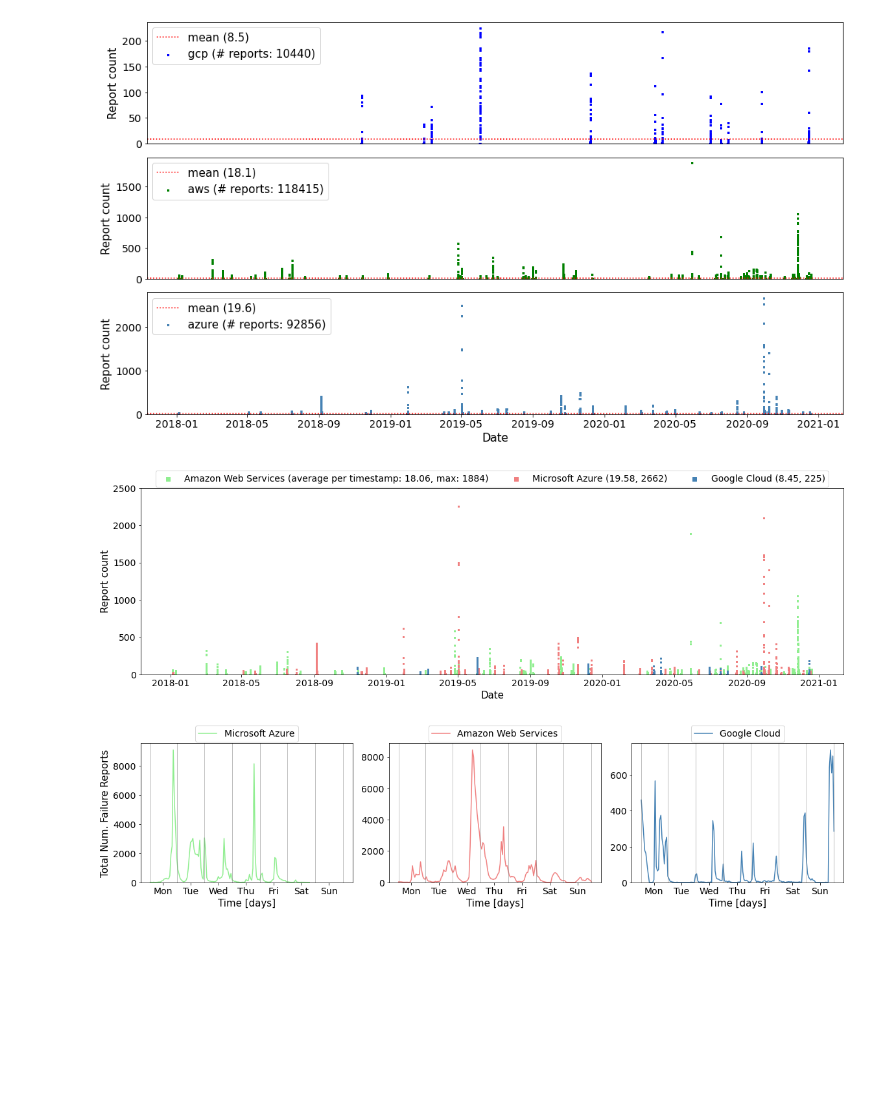
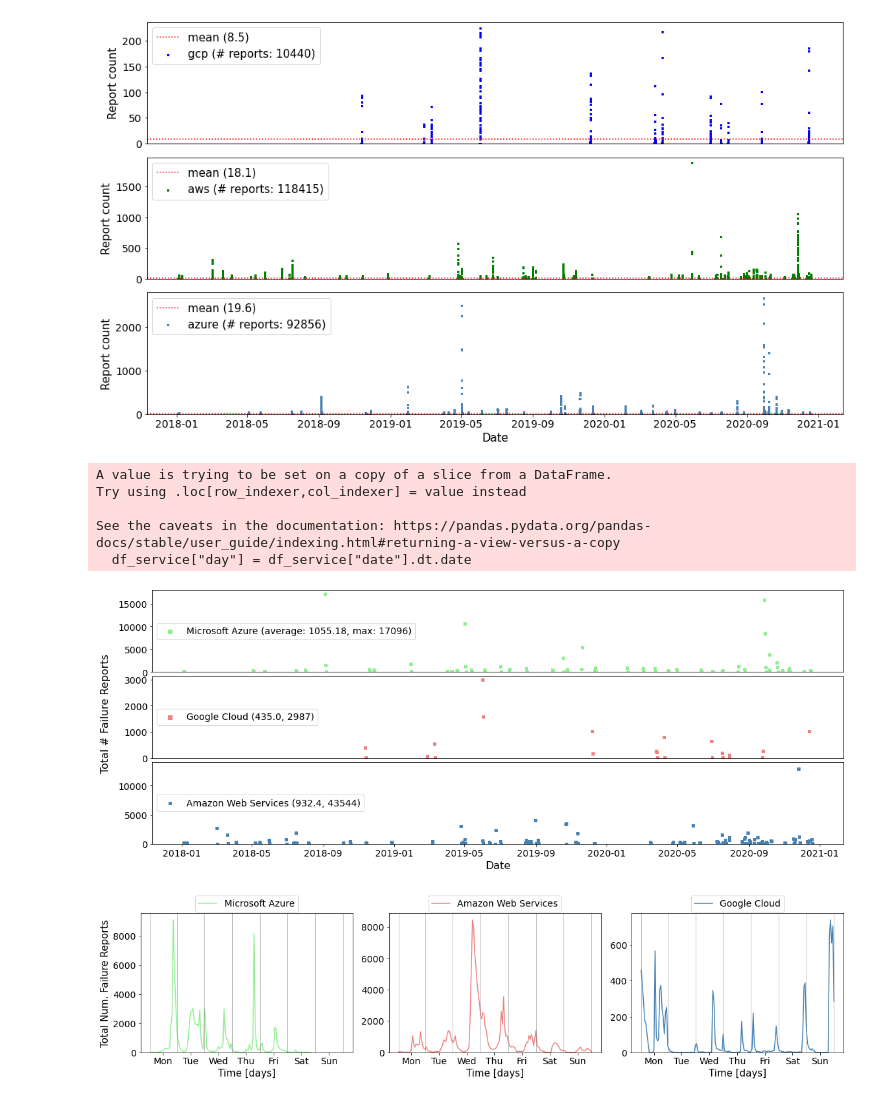
Before and after one commit to CetinMehmet/cloud-failure-characterization, a Jupyter notebook: down-detector/scripts/general_report_count_analysis.ipynb, the cells around one changed output. Cells and saved outputs as stored; diff of their text form; code cells hidden in the pictures; blank space fills up the shorter version.

Commit message:
Finally got a function to extract failure events

```diff
--- a/down-detector/scripts/general_report_count_analysis.ipynb
+++ b/down-detector/scripts/general_report_count_analysis.ipynb
@@ -47,32 +73,51 @@ plt.savefig("./plots/general_report_count_dots.pdf", dpi=100)
 # %%
 colors = ["lightgreen", "lightcoral", "steelblue"]
 providers = set(df["provider"].values)
 
-_, ax = plt.subplots(1, 1, figsize=(16, 5), sharex=True, constrained_layout=True)
+handles, labels = [], []
+_, ax = plt.subplots(3, 1, figsize=(16, 6), sharex=True, constrained_layout=True)
+plt.subplots_adjust(hspace=0.05, left=0.08, top=0.99, bottom=0.1, right=0.99)
 for i, service in enumerate(providers):
     df_service = df[df["provider"] == service]
+    df_service["day"] = df_service["date"].dt.date
+    partial_grouped_df = df_service.groupby('day')['count'].sum().reset_index()
     if i == 0:
-        ax.scatter(df_service["date"].values,
-                      df_service["count"].values,
+        ax[i].scatter(partial_grouped_df["day"].values,
+                      partial_grouped_df["count"].values,
                       c=colors[i],
-                      label=service + " (average per timestamp: " +  str(round(np.mean(df_service["count"]), 2)) + ", max: " + str(np.max(df_service["count"])) +  ")",
-                      s=4,marker='s')
+                      label=service + " (average: " +  str(round(np.mean(partial_grouped_df["count"]), 2)) + ", max: " + str(np.max(partial_grouped_df["count"])) +  ")",
+                      s=10,marker='s')
     else:
-         ax.scatter(df_service["date"].values,
-                  df_service["count"].values,
+         ax[i].scatter(partial_grouped_df["day"].values,
+                  partial_grouped_df["count"].values,
                   c=colors[i],
-                  label=service + " (" +  str(round(np.mean(df_service["count"].values), 2)) + ", " + str(np.max(df_service["count"])) + ")",
-                  s=4,marker='s')
+                  label=service + " (" +  str(round(np.mean(partial_grouped_df["count"].values), 2)) + ", " + str(np.max(partial_grouped_df["count"])) + ")",
+                  s=10,marker='s')
 
-    ax.set_ylabel("Report count", fontsize=15)
-    ax.set_xlabel("Date", fontsize=15)
-    ax.legend(fontsize=14, loc="center", bbox_to_anchor=(0.5, 1.05), ncol=3, markerscale=3)
-    ax.tick_params(axis='both', labelsize=14)
-    ax.set_ylim(0, 2500)
+    ax[1].set_ylabel("Total # Failure Reports", fontsize=16)
+    ax[1].yaxis.set_label_coords(-0.06, 0.55)
 
-plt.savefig("./plots/single_plot_report_count_dots.pdf", dpi=100)
+    ax[i].legend(fontsize=14, loc="center left", markerscale=2)
+    ax[i].tick_params(axis='both', labelsize=14)
+
+    if i == 2:
+        ax[i].set_ylim(0, 14000)
+        ax[i].legend(fontsize=14, loc="center left", markerscale=1)
+        ax[i].set_xlabel("Date", fontsize=16)
+    else:
+        ax[i].set_ylim(0, )
+        ax[i].get_xaxis().set_visible(False)
+
+
+
+plt.savefig(project_dir + "/plots/total_report_count_dots.pdf", dpi=100)
 # %% [output]
+A value is trying to be set on a copy of a slice from a DataFrame.
+Try using .loc[row_indexer,col_indexer] = value instead
+
+See the caveats in the documentation: https://pandas.pydata.org/pandas-docs/stable/user_guide/indexing.html#returning-a-view-versus-a-copy
+  df_service["day"] = df_service["date"].dt.date
-[figure, old version]
+[figure, new version]
 # %%
 DAY = 24
 MID_DAY = int(DAY / 2)
```
Also changed, not shown: parts of 9 cells of this notebook, 12 other files.
